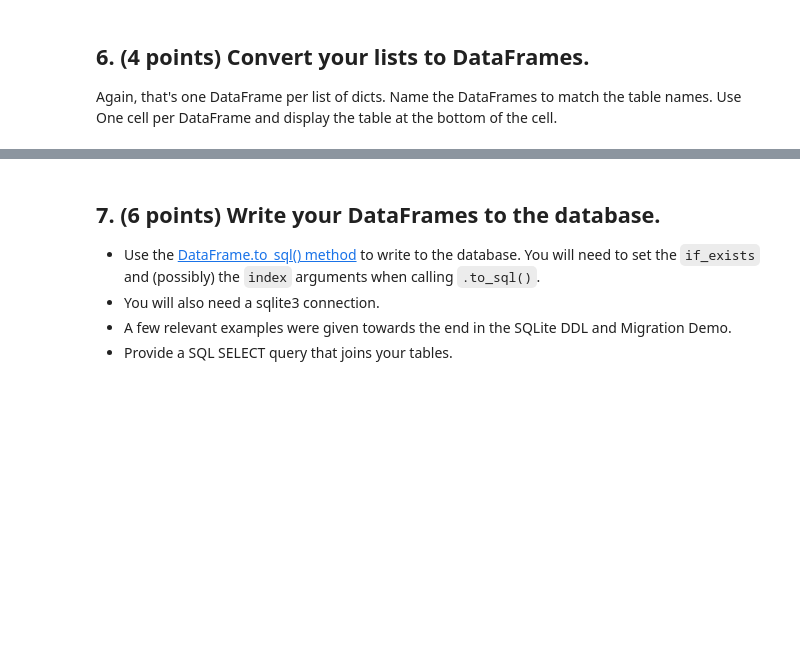
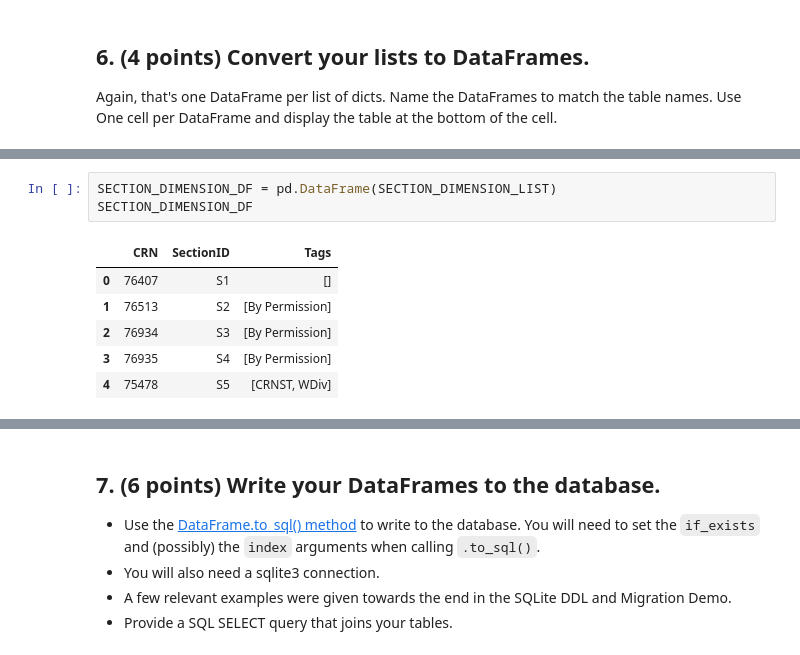
Before and after one commit to fairfield-university-is510-fall2017/is510-quiz-5-anthonyiorio, a Jupyter notebook: Quiz 5.ipynb, the cells around one changed output, grey strips where cells are left out. Drawn from its saved outputs; the diff is of its cells as text; blank space fills up the shorter version.

```diff
--- a/Quiz 5.ipynb
+++ b/Quiz 5.ipynb
@@ -251,0 +251,10 @@ YOUR CODE FOR TABLE 4
+# %%
+SECTION_DIMENSION_DF = pd.DataFrame(SECTION_DIMENSION_LIST)
+SECTION_DIMENSION_DF
+# %% [output]
+|  | CRN | SectionID | Tags |
+| 0 | 76407 | S1 | [] |
+| 1 | 76513 | S2 | [By Permission] |
+| 2 | 76934 | S3 | [By Permission] |
+| 3 | 76935 | S4 | [By Permission] |
+| 4 | 75478 | S5 | [CRNST, WDiv] |
```
Also changed, not shown: parts of 9 cells of this notebook, 1 other file.
